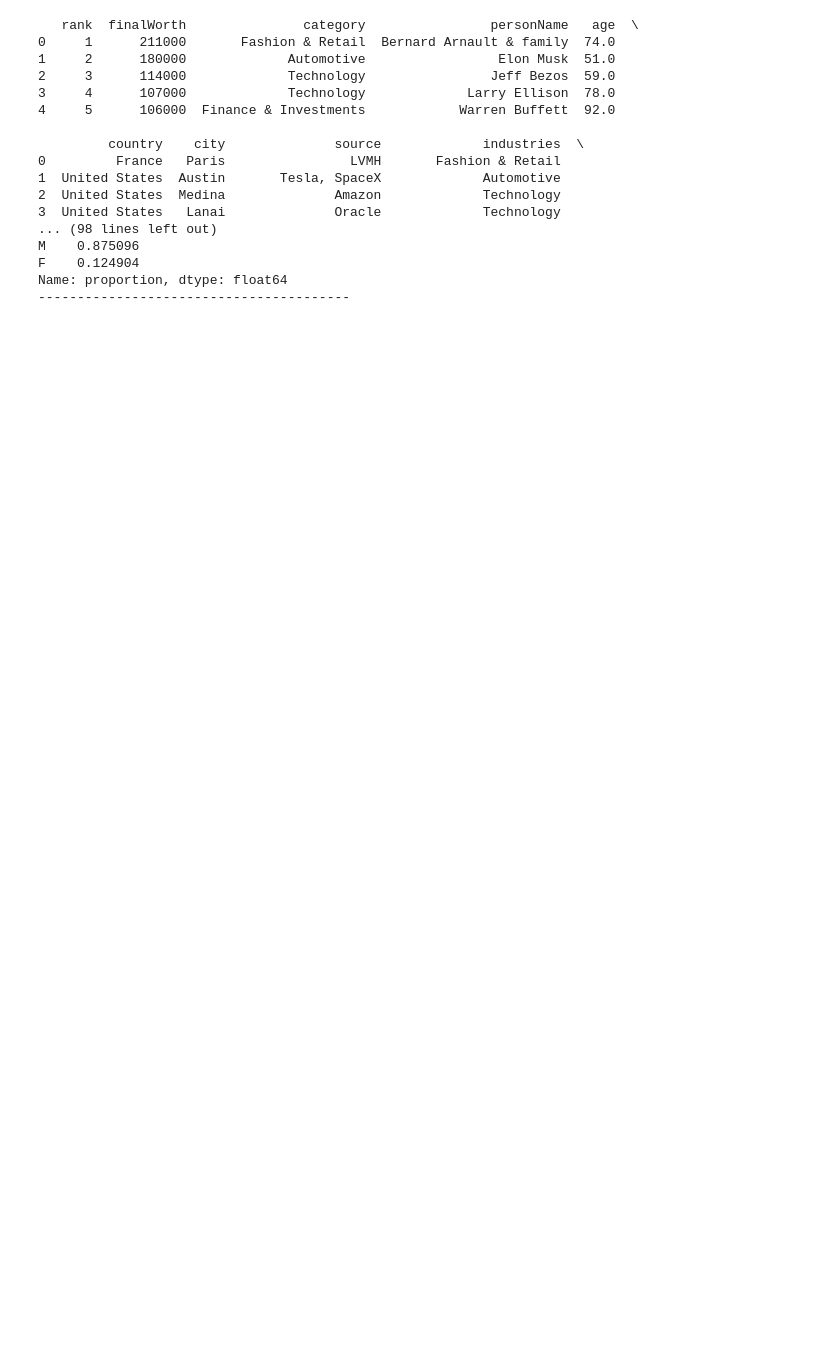
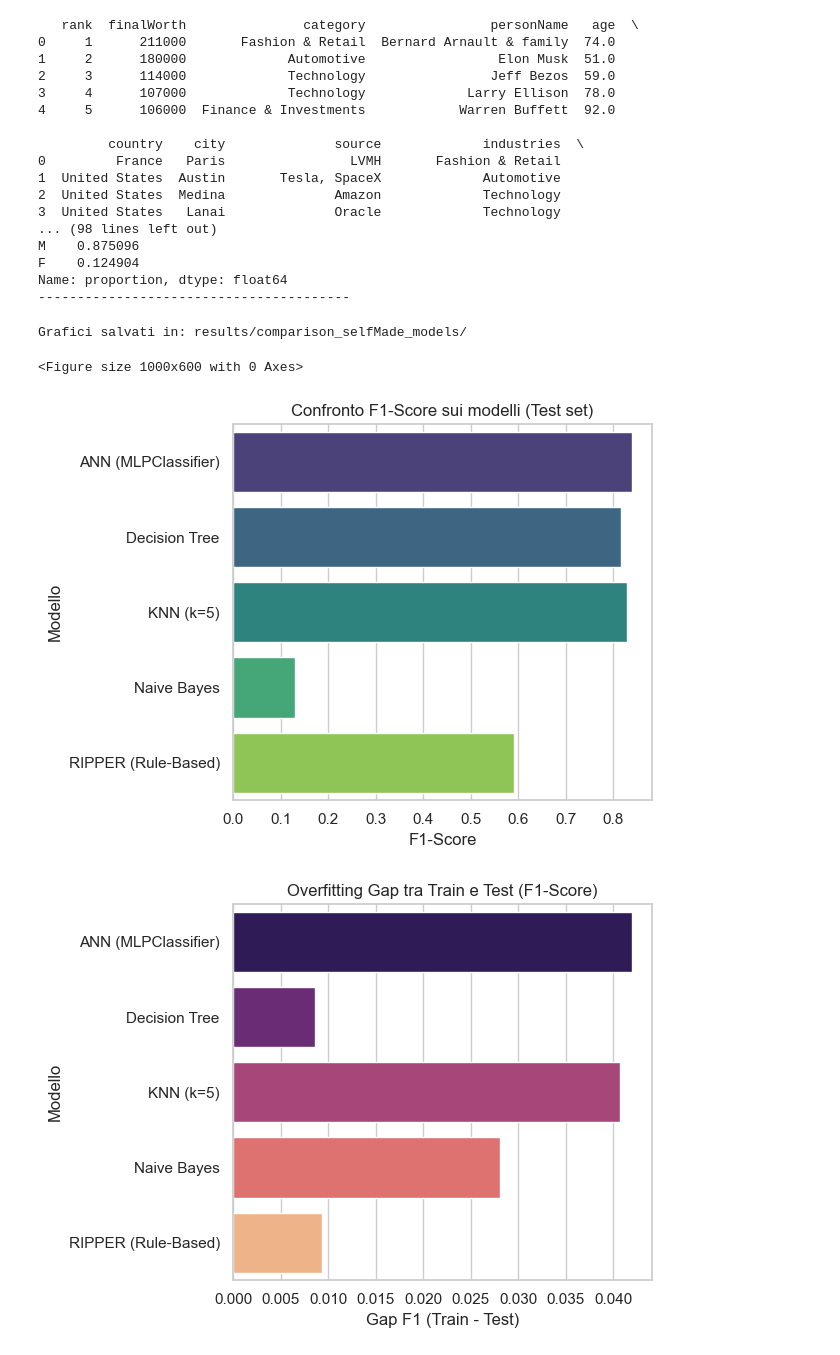
Before and after one commit to angelopaldino/progetto-data-mining, a Jupyter notebook: notebooks/utility.ipynb, the cells around one changed output. Cells and saved outputs as stored; diff of their text form; code cells hidden in the pictures; blank space fills up the shorter version.

```diff
--- a/notebooks/utility.ipynb
+++ b/notebooks/utility.ipynb
@@ -35,3 +35,74 @@ M    0.875096
 F    0.124904
 Name: proportion, dtype: float64
 ----------------------------------------
+# %%
+import pandas as pd
+import matplotlib.pyplot as plt
+import seaborn as sns
+
+# Dati dei modelli
+data = {
+    "Modello": [
+        "ANN (MLPClassifier)",
+        "Decision Tree",
+        "KNN (k=5)",
+        "Naive Bayes",
+        "RIPPER (Rule-Based)"
+    ],
+    "F1 Test": [0.8397, 0.8156, 0.8297, 0.1308, 0.5915],
+    "Overfitting Gap (F1)": [0.0420, 0.0086, 0.0407, 0.0281, 0.0094],
+    "Accuracy Test": [0.7708, 0.7222, 0.7567, 0.3534, 0.5915],
+    "Precision Test": [0.8142, 0.7547, 0.8052, 0.9500, 0.9625],
+    "Recall Test": [0.8669, 0.8872, 0.8558, 0.0702, 0.4270]
+}
+# %%
+df = pd.DataFrame(data)
+sns.set_theme(style="whitegrid")
+
+plt.figure(figsize=(10, 6))
+
+# F1-Score
+plt.figure()
+sns.barplot(x="F1 Test", y="Modello", hue="Modello", data=df, palette="viridis", legend=False)
+plt.title("Confronto F1-Score sui modelli (Test set)")
+plt.xlabel("F1-Score")
+plt.ylabel("Modello")
+plt.tight_layout()
+plt.savefig("../results/comparison_selfMade_models/f1_test_comparison.png")
+
+# Overfitting Gap
+plt.figure()
+sns.barplot(x="Overfitting Gap (F1)", y="Modello", hue="Modello", data=df, palette="magma", legend=False)
+plt.title("Overfitting Gap tra Train e Test (F1-Score)")
+plt.xlabel("Gap F1 (Train - Test)")
+plt.ylabel("Modello")
+plt.tight_layout()
+plt.savefig("../results/comparison_selfMade_models/overfitting_gap.png")
+
+# Precision e Recall
+plt.figure()
+df_pr = df[["Modello", "Precision Test", "Recall Test"]].melt(id_vars="Modello", var_name="Metrica", value_name="Valore")
+sns.barplot(data=df_pr, x="Valore", y="Modello", hue="Metrica", palette="Set2")
+plt.title("Confronto Precision e Recall (Test set)")
+plt.xlabel("Valore")
+plt.ylabel("Modello")
+plt.tight_layout()
+plt.legend(title="Metrica")
+plt.savefig("../results/comparison_selfMade_models/precision_recall_comparison.png")
+
+print("Grafici salvati in: results/comparison_selfMade_models/")
+
+
+# Accuracy Test
+plt.figure()
+sns.barplot(x="Accuracy Test", y="Modello", hue="Modello", data=df, palette="coolwarm", legend=False)
+plt.title("Confronto Accuracy sui modelli (Test set)")
+plt.xlabel("Accuracy")
+plt.ylabel("Modello")
+plt.tight_layout()
+plt.savefig("../results/comparison_selfMade_models/accuracy_test_comparison.png")
+# %% [output]
+Grafici salvati in: results/comparison_selfMade_models/
+<Figure size 1000x600 with 0 Axes>
+[figure, added]
+[figure, added]
```
Also changed, not shown: parts of 1 cell of this notebook.
